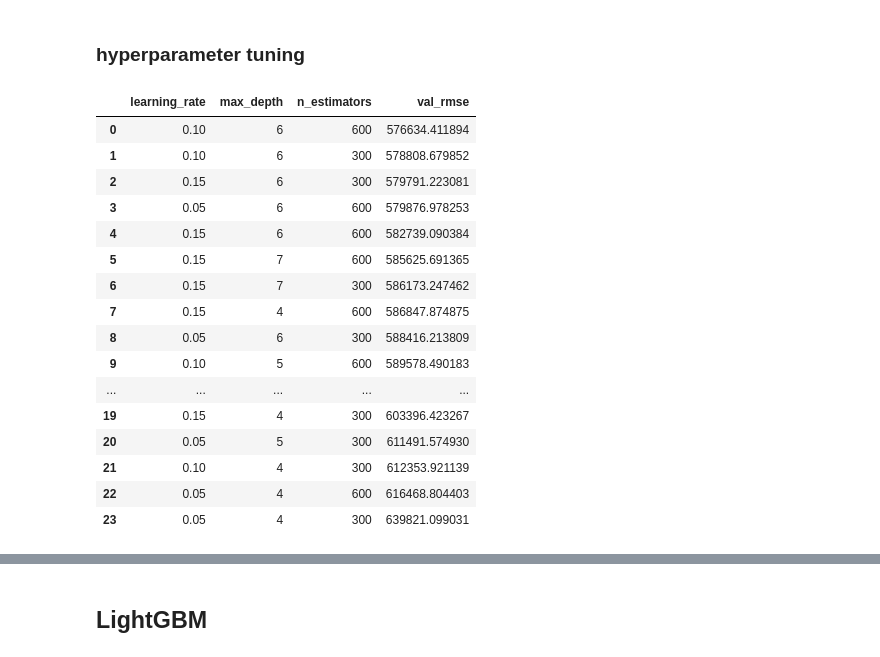
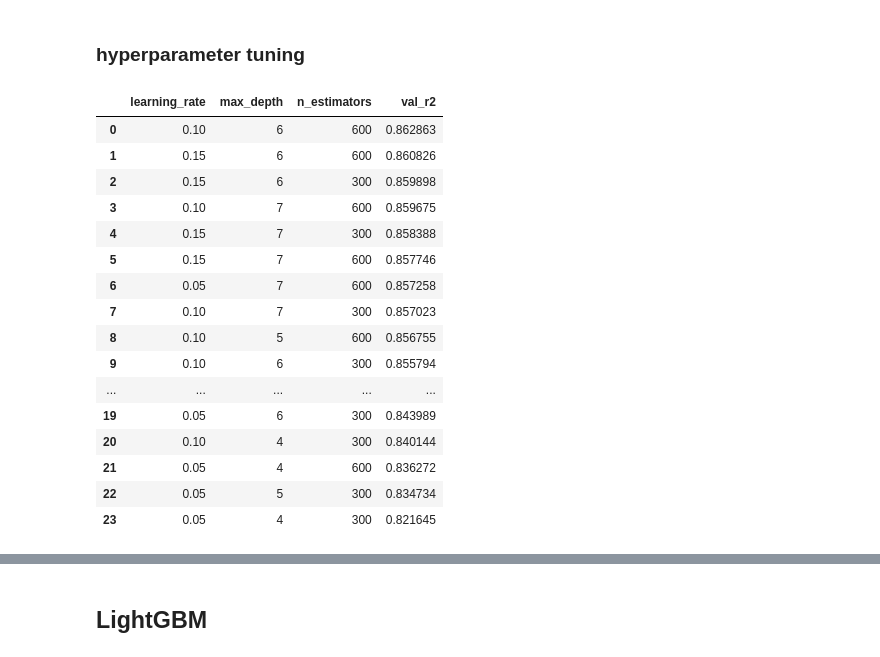
Before and after one commit to rsm-coc015/idx-exchange, a Jupyter notebook: 05_advanced_models.ipynb, the cells around one changed output, grey strips where cells are left out. Cells and saved outputs as stored; diff of their text form; code cells hidden in the pictures.

```diff
--- a/05_advanced_models.ipynb
+++ b/05_advanced_models.ipynb
@@ -73,9 +77,13 @@ Test: 12794 / 12853 kept (0.4590% removed)
 # %%
-X_train_no_outliers = X_train[train_mask]
-y_train_no_outliers = y_train[train_mask]
+X_train_no_outliers = X_train
+y_train_no_outliers = y_train
 
-X_val_no_outliers = X_val[val_mask]
-y_val_no_outliers = y_val[val_mask]
+X_val_no_outliers = X_val
+y_val_no_outliers = y_val
 
-X_test_no_outliers = X_test[test_mask]
-y_test_no_outliers = y_test[test_mask]
+X_test_no_outliers = X_test
+y_test_no_outliers = y_test
+
+print(f"X_train_no_outliers shape: {X_train_no_outliers.shape}")
+print(f"X_val_no_outliers shape:   {X_val_no_outliers.shape}")
+print(f"X_test_no_outliers shape:  {X_test_no_outliers.shape}")
@@ -124,48 +136,52 @@ XGB base without outliers | RMSE: $578,809  MAE: $181,277  R2: 0.8373  MAPE: 11.
 # %%
 param_grid = {
     "max_depth": [4, 5, 6, 7],
     "learning_rate": [0.05, 0.1, 0.15],
     "n_estimators": [300, 600],
 }
 
 
 def grid_search_xgb(param_grid, X_train, y_train, X_val, y_val):
     results = []
     for params in ParameterGrid(param_grid):
         model = xgb.XGBRegressor(random_state=RANDOM_STATE, n_jobs=-1, **params)
         model.fit(X_train, y_train)
         pred = model.predict(X_val)
-        rmse = root_mean_squared_error(np.exp(y_val), np.exp(pred))
-        results.append({**params, "val_rmse": rmse})
-    return pd.DataFrame(results).sort_values("val_rmse").reset_index(drop=True)
+        r2 = r2_score(np.exp(y_val), np.exp(pred))
+        results.append({**params, "val_r2": r2})
+    return (
+        pd.DataFrame(results)
+        .sort_values("val_r2", ascending=False)
+        .reset_index(drop=True)
+    )
 
 
 xgb_results = grid_search_xgb(
     param_grid,
     X_train_no_outliers,
     y_train_no_outliers,
     X_val_no_outliers,
     y_val_no_outliers,
 )
 xgb_results
 # %% [output]
-|  | learning_rate | max_depth | n_estimators | val_rmse |
-| 0 | 0.10 | 6 | 600 | 576634.411894 |
-| 1 | 0.10 | 6 | 300 | 578808.679852 |
-| 2 | 0.15 | 6 | 300 | 579791.223081 |
-| 3 | 0.05 | 6 | 600 | 579876.978253 |
-| 4 | 0.15 | 6 | 600 | 582739.090384 |
-| 5 | 0.15 | 7 | 600 | 585625.691365 |
-| 6 | 0.15 | 7 | 300 | 586173.247462 |
-| 7 | 0.15 | 4 | 600 | 586847.874875 |
-| 8 | 0.05 | 6 | 300 | 588416.213809 |
-| 9 | 0.10 | 5 | 600 | 589578.490183 |
+|  | learning_rate | max_depth | n_estimators | val_r2 |
+| 0 | 0.10 | 6 | 600 | 0.862863 |
+| 1 | 0.15 | 6 | 600 | 0.860826 |
+| 2 | 0.15 | 6 | 300 | 0.859898 |
+| 3 | 0.10 | 7 | 600 | 0.859675 |
+| 4 | 0.15 | 7 | 300 | 0.858388 |
+| 5 | 0.15 | 7 | 600 | 0.857746 |
+| 6 | 0.05 | 7 | 600 | 0.857258 |
+| 7 | 0.10 | 7 | 300 | 0.857023 |
+| 8 | 0.10 | 5 | 600 | 0.856755 |
+| 9 | 0.10 | 6 | 300 | 0.855794 |
 | ... | ... | ... | ... | ... |
-| 19 | 0.15 | 4 | 300 | 603396.423267 |
-| 20 | 0.05 | 5 | 300 | 611491.574930 |
-| 21 | 0.10 | 4 | 300 | 612353.921139 |
-| 22 | 0.05 | 4 | 600 | 616468.804403 |
-| 23 | 0.05 | 4 | 300 | 639821.099031 |
+| 19 | 0.05 | 6 | 300 | 0.843989 |
+| 20 | 0.10 | 4 | 300 | 0.840144 |
+| 21 | 0.05 | 4 | 600 | 0.836272 |
+| 22 | 0.05 | 5 | 300 | 0.834734 |
+| 23 | 0.05 | 4 | 300 | 0.821645 |
 # %%
 comparison_results = {}
 
```
Also changed, not shown: parts of 45 cells of this notebook, 4 other files.
